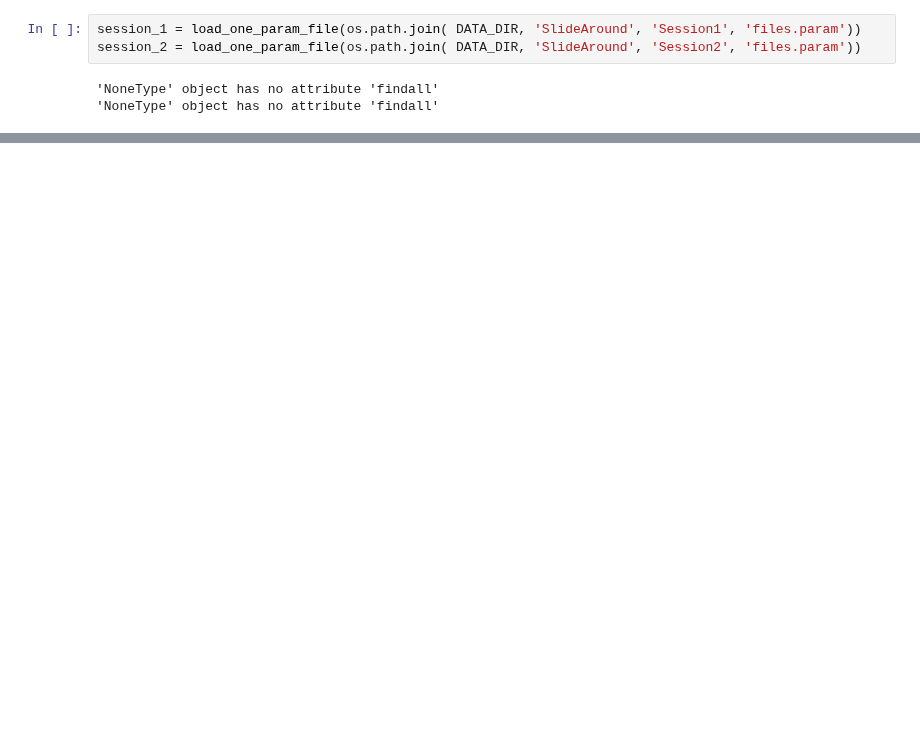
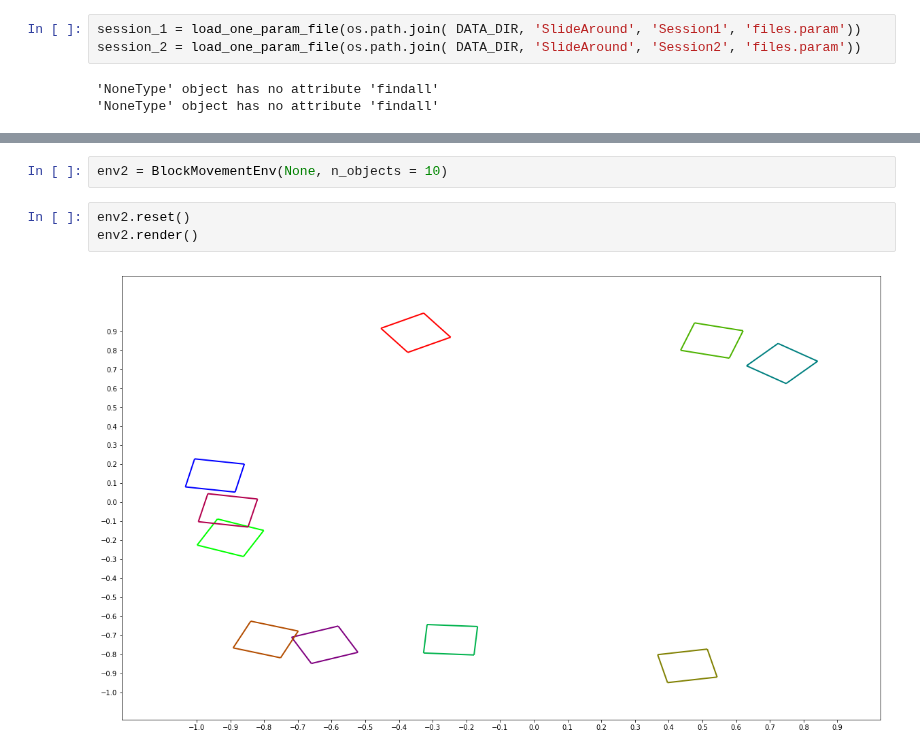
Before and after one commit to tuandnvn/learn-to-perform, a Jupyter notebook: notebooks/block_env.ipynb, the cells around one changed output, grey strips where cells are left out. Saved outputs shown, nothing was run; the diff lists cells and outputs as text; blank space fills up the shorter version.

```diff
--- a/notebooks/block_env.ipynb
+++ b/notebooks/block_env.ipynb
@@ -686,0 +460,7 @@ features_2 = qsr_feature_extractor(qsrlib, project_to2d_(session_2), 'Stella Art
+# %%
+env2 = BlockMovementEnv(None, n_objects = 10)
+# %%
+env2.reset()
+env2.render()
+# %% [output]
+[figure, added]
```
Also changed, not shown: parts of 14 cells of this notebook, 2 other files.
